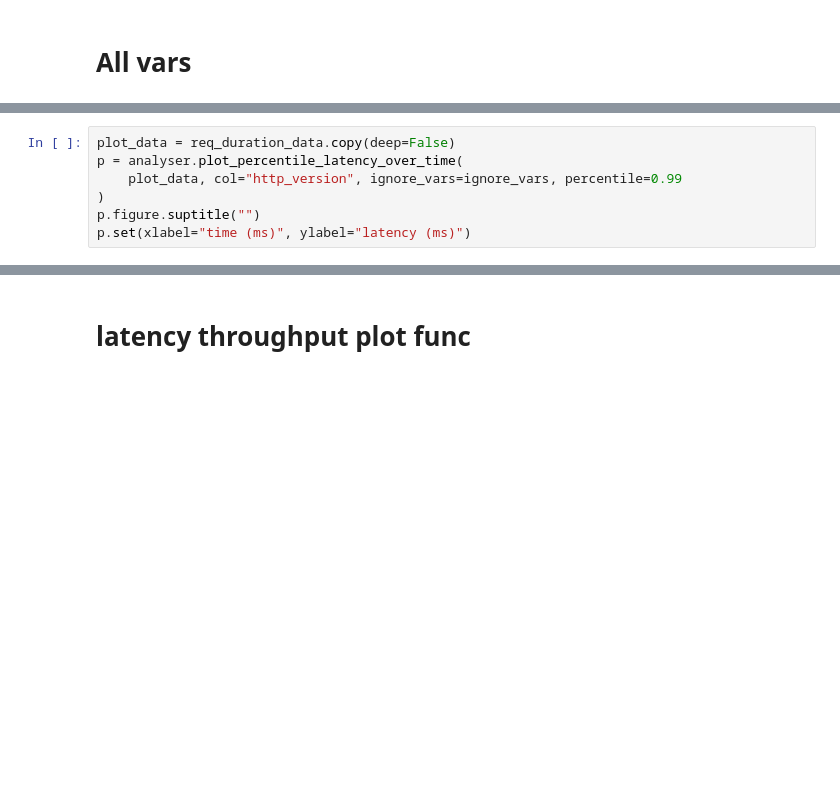
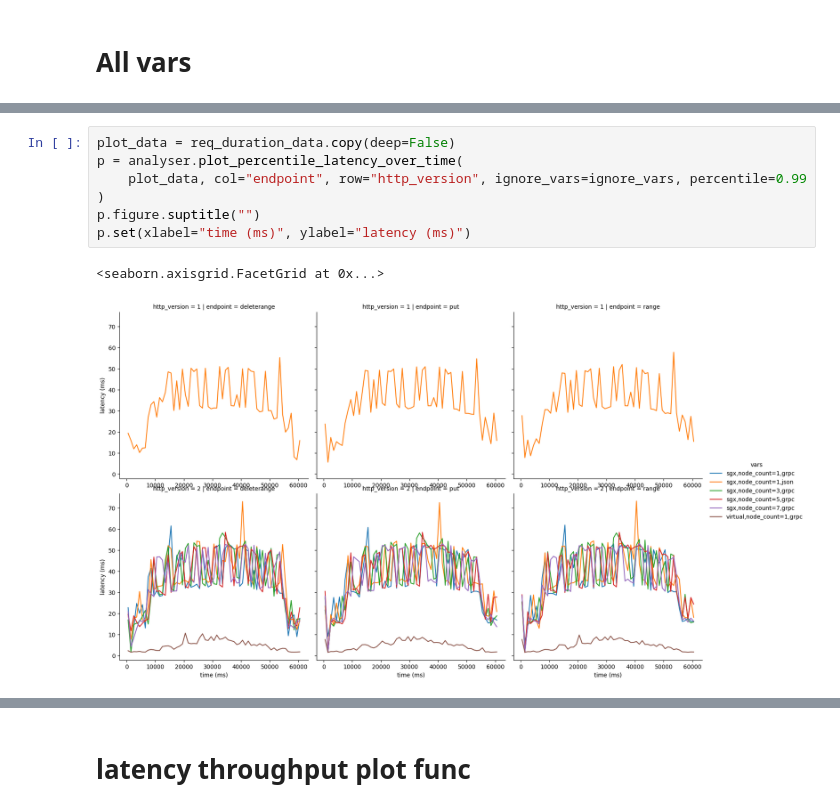
Before and after one commit to microsoft/LSKV, a Jupyter notebook: benchmark/k6-analysis.ipynb, the cells around one changed output, grey strips where cells are left out. Saved outputs shown, nothing was run; the diff lists cells and outputs as text; blank space fills up the shorter version.

```diff
--- a/benchmark/k6-analysis.ipynb
+++ b/benchmark/k6-analysis.ipynb
@@ -109,10 +143,13 @@ p.set(xlabel="latency (ms)")
 # %%
 plot_data = req_duration_data.copy(deep=False)
 p = analyser.plot_percentile_latency_over_time(
-    plot_data, col="http_version", ignore_vars=ignore_vars, percentile=0.99
+    plot_data, col="endpoint", row="http_version", ignore_vars=ignore_vars, percentile=0.99
 )
 p.figure.suptitle("")
 p.set(xlabel="time (ms)", ylabel="latency (ms)")
+# %% [output]
+<seaborn.axisgrid.FacetGrid at 0x...>
+[figure, added]
 # %%
 plot_data = req_duration_data.copy(deep=False)
 p = analyser.plot_throughput_over_time(
```
Also changed, not shown: parts of 12 cells of this notebook, 1 other file.
